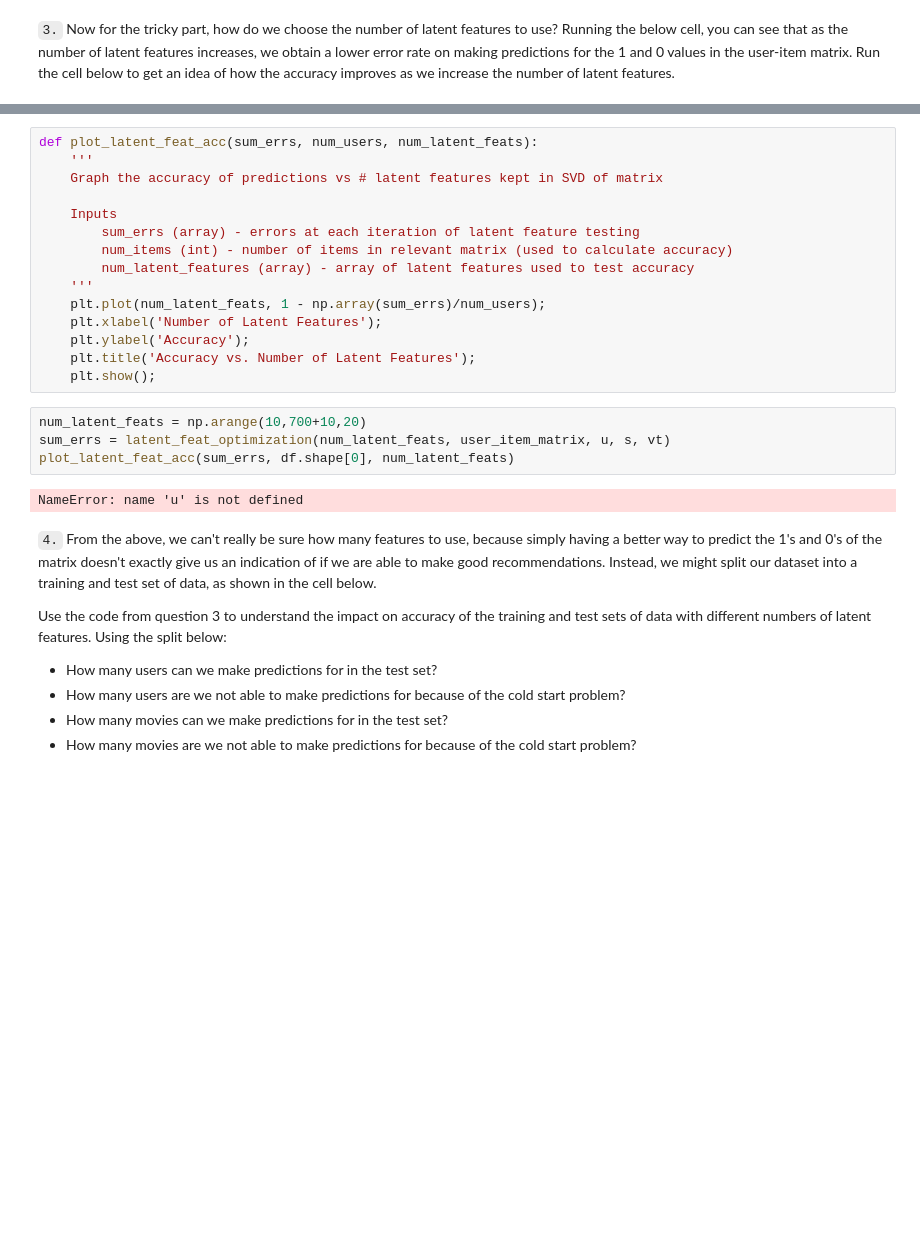
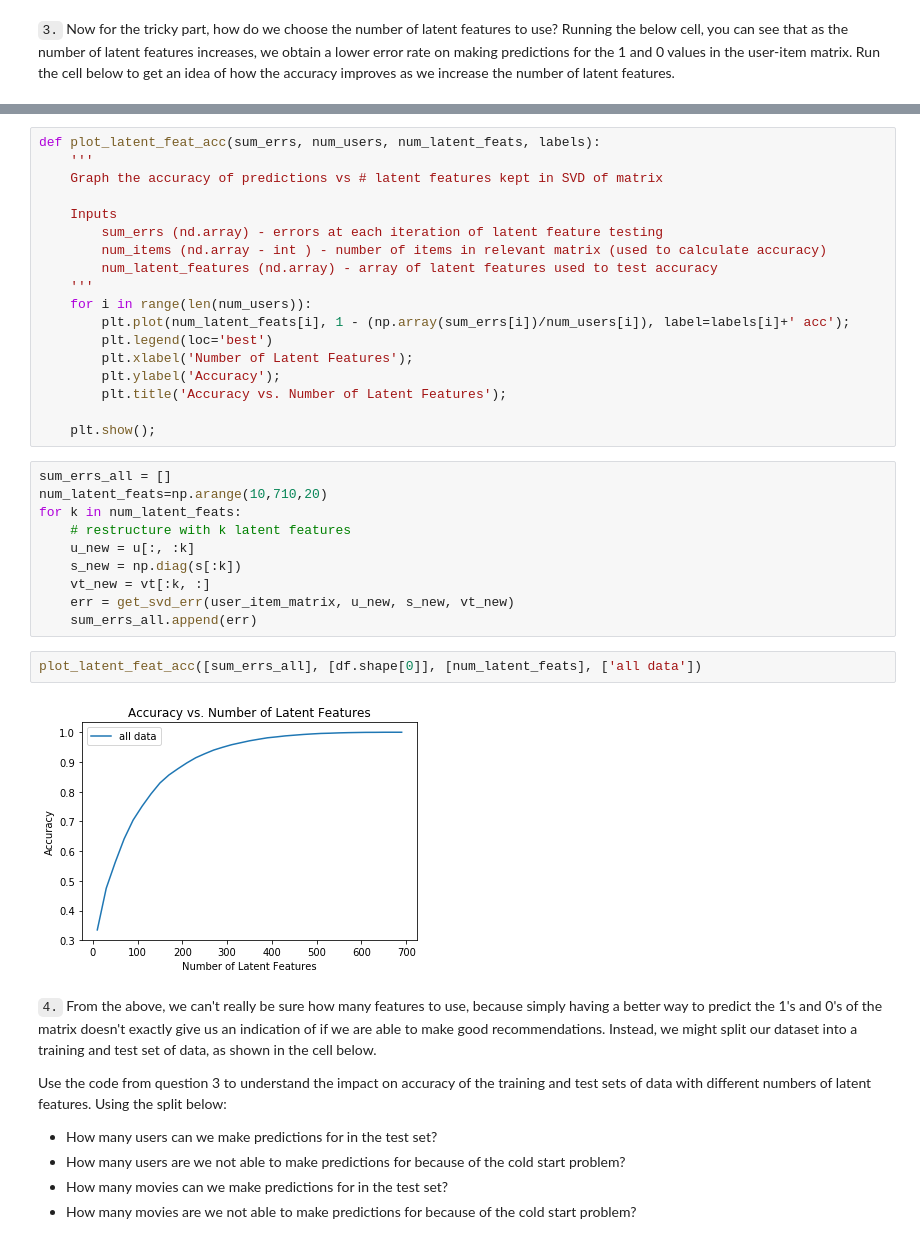
Before and after one commit to mkucz95/recommendation_engine, a Jupyter notebook: Recommendations_with_IBM.ipynb, the cells around one changed output, grey strips where cells are left out. Saved outputs shown, nothing was run; the diff lists cells and outputs as text; blank space fills up the shorter version.

```diff
--- a/Recommendations_with_IBM.ipynb
+++ b/Recommendations_with_IBM.ipynb
@@ -841,24 +916,35 @@ def latent_feat_optimization(num_latent_feats, user_item_mtx, u, s, vt):
 # %%
-def plot_latent_feat_acc(sum_errs, num_users, num_latent_feats):
+def plot_latent_feat_acc(sum_errs, num_users, num_latent_feats, labels):
     '''
     Graph the accuracy of predictions vs # latent features kept in SVD of matrix
 
     Inputs
-        sum_errs (array) - errors at each iteration of latent feature testing
-        num_items (int) - number of items in relevant matrix (used to calculate accuracy)
-        num_latent_features (array) - array of latent features used to test accuracy
+        sum_errs (nd.array) - errors at each iteration of latent feature testing
+        num_items (nd.array - int ) - number of items in relevant matrix (used to calculate accuracy)
+        num_latent_features (nd.array) - array of latent features used to test accuracy
     '''
-    plt.plot(num_latent_feats, 1 - np.array(sum_errs)/num_users);
-    plt.xlabel('Number of Latent Features');
-    plt.ylabel('Accuracy');
-    plt.title('Accuracy vs. Number of Latent Features');
+    for i in range(len(num_users)):
+        plt.plot(num_latent_feats[i], 1 - (np.array(sum_errs[i])/num_users[i]), label=labels[i]+' acc');
+        plt.legend(loc='best')
+        plt.xlabel('Number of Latent Features');
+        plt.ylabel('Accuracy');
+        plt.title('Accuracy vs. Number of Latent Features');
+
     plt.show();
-# %%
-num_latent_feats = np.arange(10,700+10,20)
-sum_errs = latent_feat_optimization(num_latent_feats, user_item_matrix, u, s, vt)
-plot_latent_feat_acc(sum_errs, df.shape[0], num_latent_feats)
-# %% [output]
-NameError: name 'u' is not defined
+# %%
+sum_errs_all = []
+num_latent_feats=np.arange(10,710,20)
+for k in num_latent_feats:
+    # restructure with k latent features
+    u_new = u[:, :k]
+    s_new = np.diag(s[:k])
+    vt_new = vt[:k, :]
+    err = get_svd_err(user_item_matrix, u_new, s_new, vt_new)
+    sum_errs_all.append(err)
+# %%
+plot_latent_feat_acc([sum_errs_all], [df.shape[0]], [num_latent_feats], ['all data'])
+# %% [output]
+[figure, added]
 # %% [markdown]
 `4.` From the above, we can't really be sure how many features to use, because simply having a better way to predict the 1's and 0's of the matrix doesn't exactly give us an indication of if we are able to make good recommendations.  Instead, we might split our dataset into a training and test set of data, as shown in the cell below.
 
```
Also changed, not shown: parts of 33 cells of this notebook, 1 other file.
